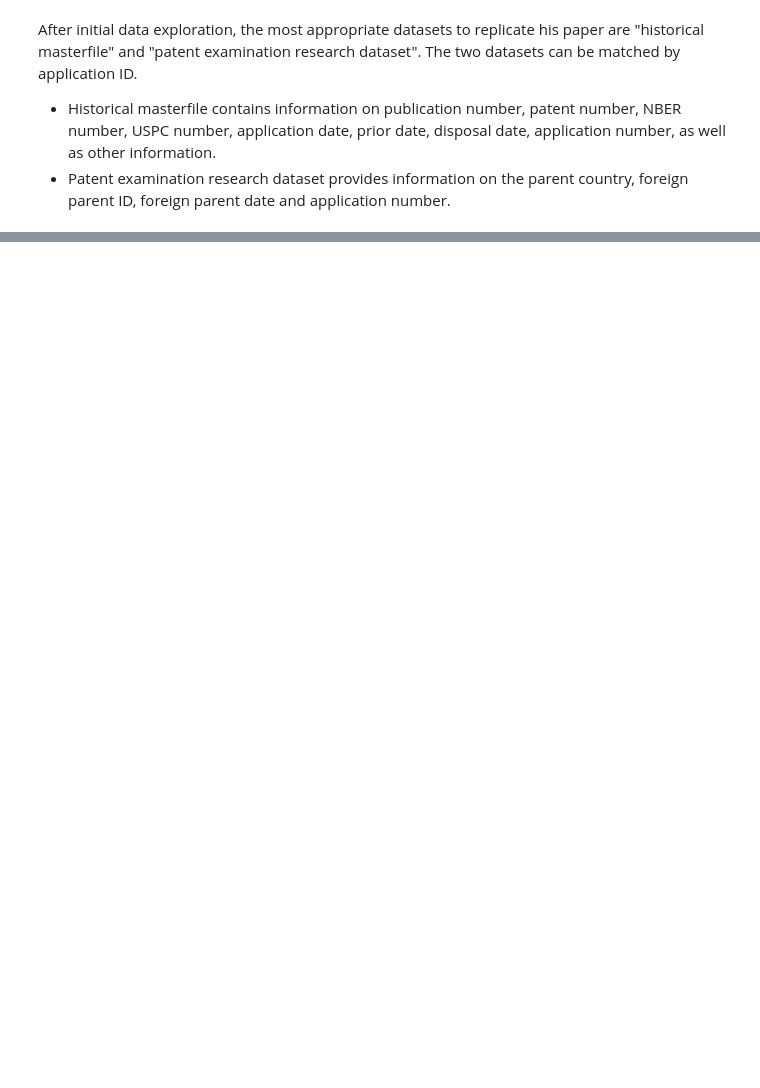
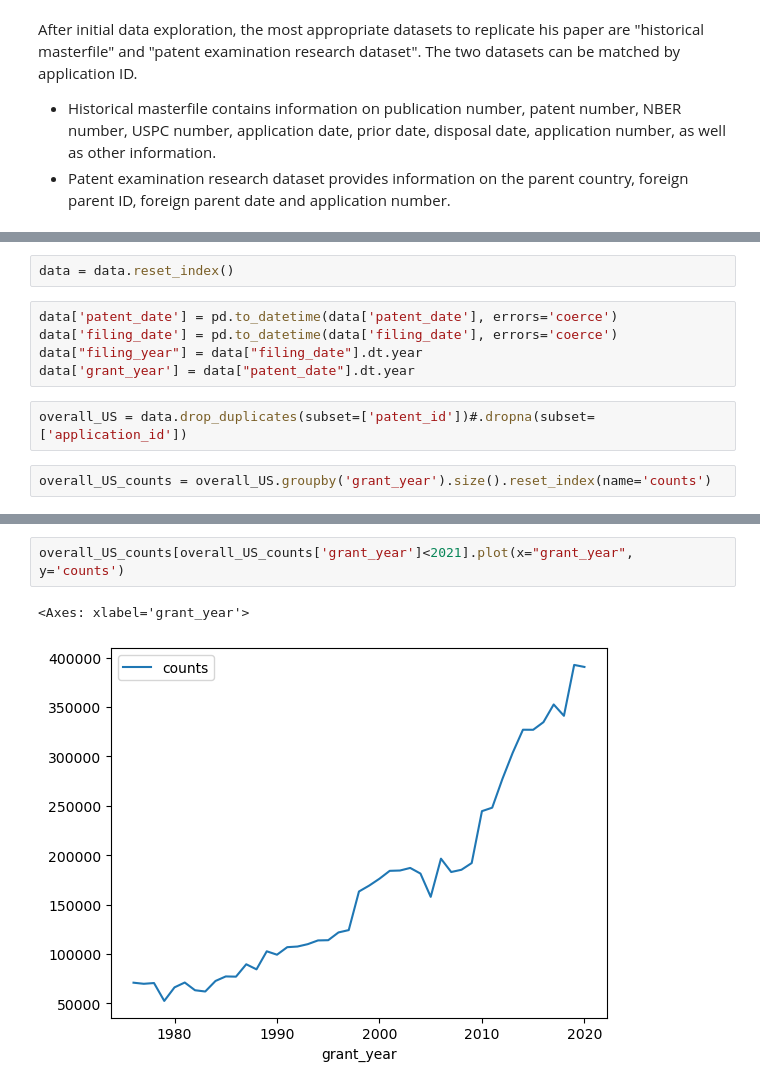
Before and after one commit to yueyun-zhang/InnovationEconomics-Exploration, a Jupyter notebook: USPTO_Data/20240828-DataExploration.ipynb, the cells around one changed output, grey strips where cells are left out. Saved outputs shown, nothing was run; the diff lists cells and outputs as text; blank space fills up the shorter version.

```diff
--- a/USPTO_Data/20240828-DataExploration.ipynb
+++ b/USPTO_Data/20240828-DataExploration.ipynb
@@ -155,0 +109,11 @@ array([2018, 2019, 2023, 2014, 2020, 2016, 2021, 2015, 2022, 2017, 2024,
+# %%
+data = data.reset_index()
+# %%
+data['patent_date'] = pd.to_datetime(data['patent_date'], errors='coerce')
+data['filing_date'] = pd.to_datetime(data['filing_date'], errors='coerce')
+data["filing_year"] = data["filing_date"].dt.year
+data['grant_year'] = data["patent_date"].dt.year
+# %%
+overall_US = data.drop_duplicates(subset=['patent_id'])#.dropna(subset=['application_id'])
+# %%
+overall_US_counts = overall_US.groupby('grant_year').size().reset_index(name='counts')
@@ -155,0 +140,5 @@ array([2018, 2019, 2023, 2014, 2020, 2016, 2021, 2015, 2022, 2017, 2024,
+# %%
+overall_US_counts[overall_US_counts['grant_year']<2021].plot(x="grant_year", y='counts')
+# %% [output]
+<Axes: xlabel='grant_year'>
+[figure, added]
```
Also changed, not shown: parts of 56 cells of this notebook.
